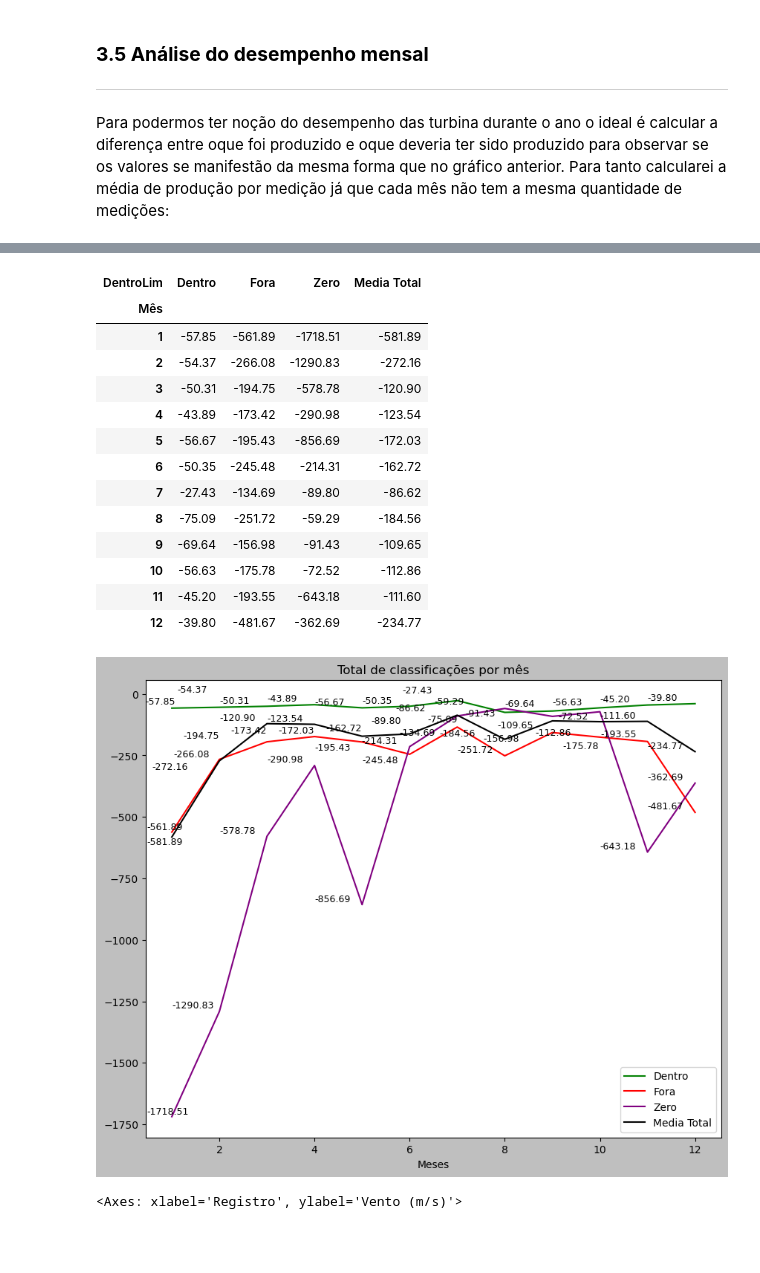
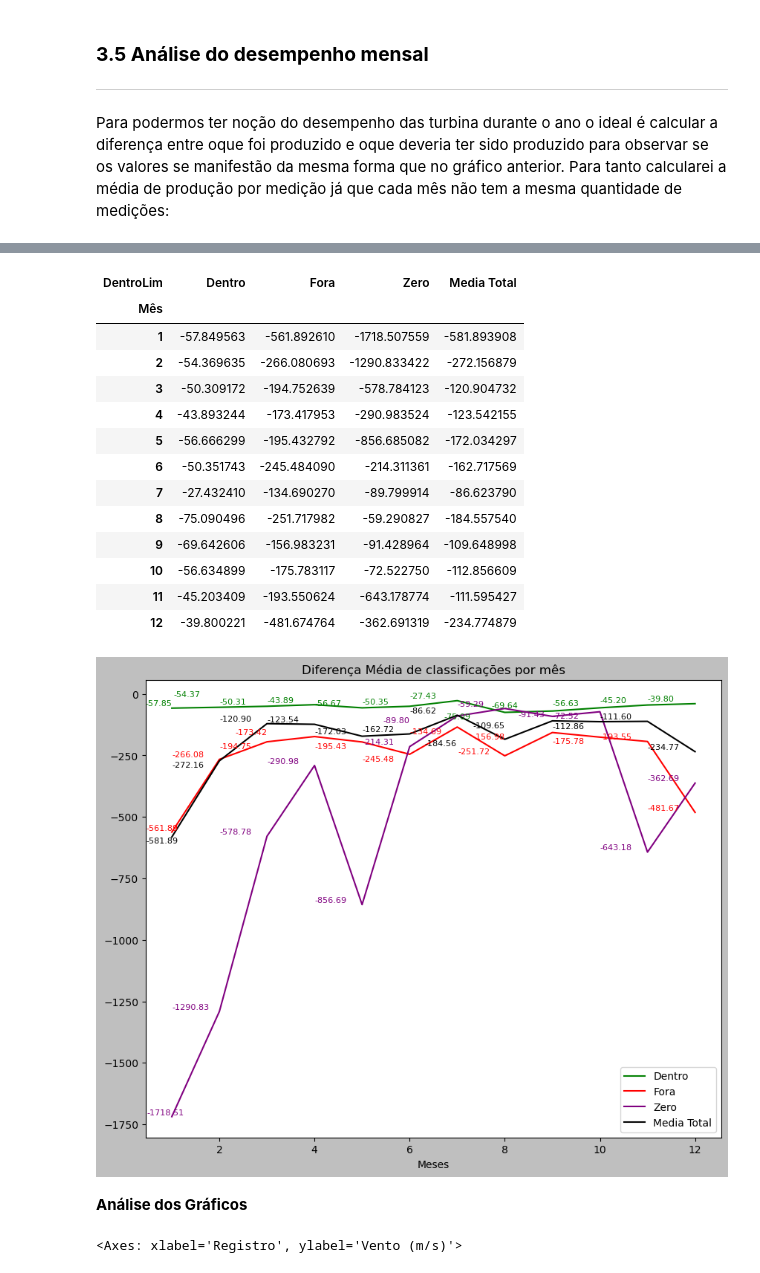
Before and after one commit to EduarAmaral/analisedados, a Jupyter notebook: EnergiaSolar.ipynb, the cells around one changed output, grey strips where cells are left out. Saved outputs shown, nothing was run; the diff lists cells and outputs as text; code cells hidden in the pictures; blank space fills up the shorter version.

```diff
--- a/EnergiaSolar.ipynb
+++ b/EnergiaSolar.ipynb
@@ -32,7 +32,7 @@ Não usarei a coluna **'Direção_Vento'** nesta análise, pois ela não é nece
 # %%
 Energia = pd.read_csv('T1.csv')
 Energia.columns = ['Registro', 'Potência (kW)', 'Vento (m/s)', 'Curva_Teórica (KWh)', 'Direção_Vento (°)']
-Energia.drop(columns='Direção_Vento (°)', inplace=True)
+#Energia.drop(columns='Direção_Vento (°)', inplace=True)
 Energia['Registro'] = pd.to_datetime(Energia['Registro'])
 display(Energia)
 # %% [output]
@@ -185,7 +186,7 @@ with plt.style.context('grayscale'):
     texts = []
     for clas in group.columns:
         for mes, quant in enumerate(group[clas]):
-            text = plt.text(mes, quant, str(quant), fontsize=9, color='black')
+            text = plt.text(mes, quant, str(quant), fontsize=9, color=cores.get(clas, 'black'))
             texts.append(text)
 
     #Ajustando a legenda para que os textos não se sobreponham
@@ -248,48 +249,50 @@ for mes in group.index:
 group['Media Total'] = Media
 group.applymap(lambda x: round(2))
 display(group)
 
 
 with plt.style.context('grayscale'):
     figure(figsize=(10, 8), )
     for clas in group.columns:
         plt.plot(group.index, group[clas], label=clas, color=cores.get(clas, 'black'))
 
     #Rótulos, Estilo e titulo
     plt.xlabel('Meses')
     plt.legend('Total por Classificação')
-    plt.title('Total de classificações por mês')
+    plt.title('Diferença Média de classificações por mês')
 
     #criando a legenda
     plt.legend()
     texts = []
     for clas in group.columns:
         for mes, quant in enumerate(group[clas]):
 
-            text = plt.text(mes, quant, str(f'{quant:.2f}'), fontsize=9, color='black')
+            text = plt.text(mes, quant, str(f'{quant:.2f}'), fontsize=8, color=cores.get(clas, 'black'))
             texts.append(text)
 
     #Ajustando a legenda para que os textos não se sobreponham
     adjust_text(texts, only_move={'points':'y', 'texts':'y'})
 
     #Visualizando o gráfico
     plt.show()
 # %% [output]
 | DentroLim | Dentro | Fora | Zero | Media Total |
 | Mês |  |  |  |  |
-| 1 | -57.85 | -561.89 | -1718.51 | -581.89 |
-| 2 | -54.37 | -266.08 | -1290.83 | -272.16 |
-| 3 | -50.31 | -194.75 | -578.78 | -120.90 |
-| 4 | -43.89 | -173.42 | -290.98 | -123.54 |
-| 5 | -56.67 | -195.43 | -856.69 | -172.03 |
-| 6 | -50.35 | -245.48 | -214.31 | -162.72 |
-| 7 | -27.43 | -134.69 | -89.80 | -86.62 |
-| 8 | -75.09 | -251.72 | -59.29 | -184.56 |
-| 9 | -69.64 | -156.98 | -91.43 | -109.65 |
-| 10 | -56.63 | -175.78 | -72.52 | -112.86 |
-| 11 | -45.20 | -193.55 | -643.18 | -111.60 |
-| 12 | -39.80 | -481.67 | -362.69 | -234.77 |
+| 1 | -57.849563 | -561.892610 | -1718.507559 | -581.893908 |
+| 2 | -54.369635 | -266.080693 | -1290.833422 | -272.156879 |
+| 3 | -50.309172 | -194.752639 | -578.784123 | -120.904732 |
+| 4 | -43.893244 | -173.417953 | -290.983524 | -123.542155 |
+| 5 | -56.666299 | -195.432792 | -856.685082 | -172.034297 |
+| 6 | -50.351743 | -245.484090 | -214.311361 | -162.717569 |
+| 7 | -27.432410 | -134.690270 | -89.799914 | -86.623790 |
+| 8 | -75.090496 | -251.717982 | -59.290827 | -184.557540 |
+| 9 | -69.642606 | -156.983231 | -91.428964 | -109.648998 |
+| 10 | -56.634899 | -175.783117 | -72.522750 | -112.856609 |
+| 11 | -45.203409 | -193.550624 | -643.178774 | -111.595427 |
+| 12 | -39.800221 | -481.674764 | -362.691319 | -234.774879 |
-[figure, old version]
+[figure, new version]
+# %% [markdown]
+**Análise dos Gráficos**
 # %%
 t = Energia.sort_values(by='Vento (m/s)', ascending=False).loc[Energia['Potência (kW)']==0]
 f = t.groupby(['Mês', 'Vento (m/s)']).size().unstack(fill_value=0)
```
Also changed, not shown: parts of 7 cells of this notebook.
